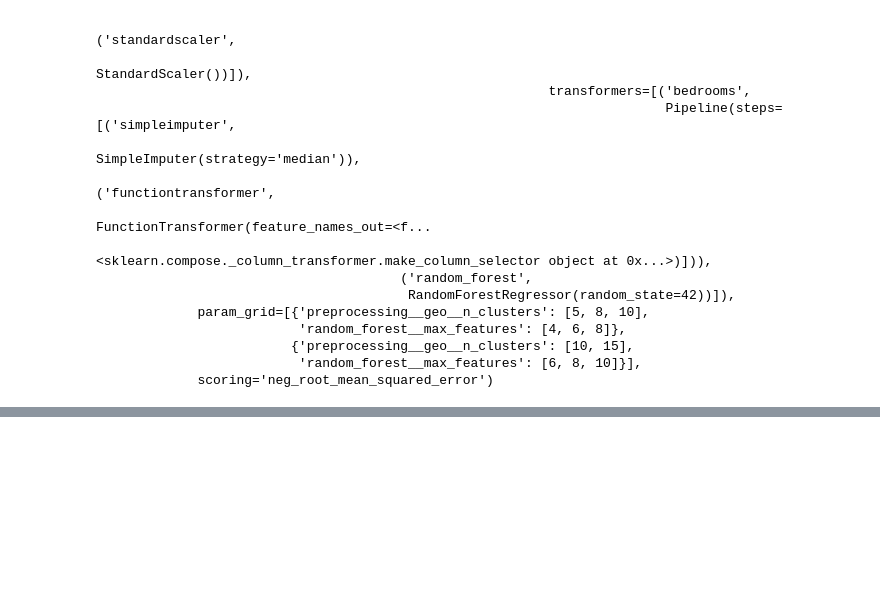
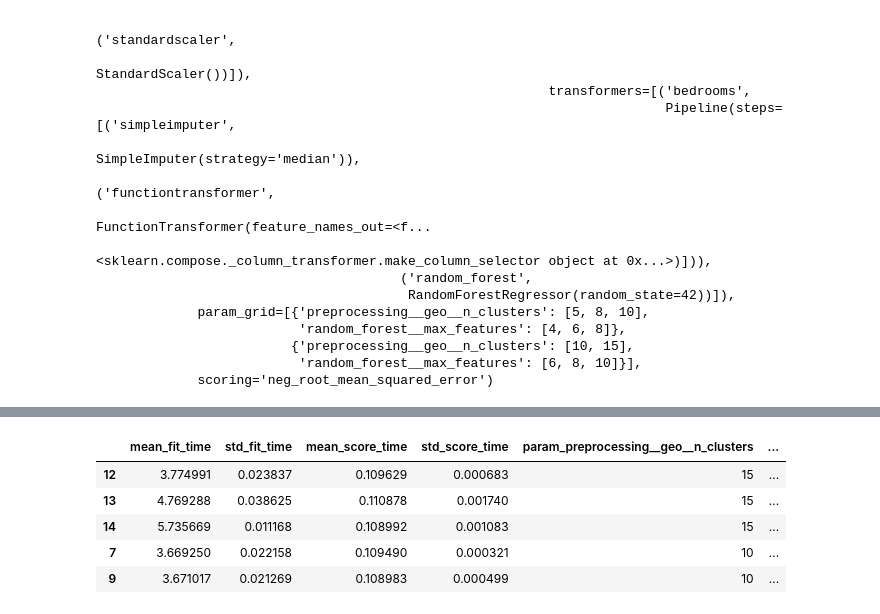
Before and after one commit to AlexBros99/end_to_end, a Jupyter notebook: main.ipynb, the cells around one changed output, grey strips where cells are left out. Drawn from its saved outputs; the diff is of its cells as text; code cells hidden in the pictures; blank space fills up the shorter version.

Commit message:
value of result from grid search

```diff
--- a/main.ipynb
+++ b/main.ipynb
@@ -668,0 +714,12 @@ GridSearchCV(cv=3,
+# %%
+cv_res = pd.DataFrame(grid_search.cv_results_)
+cv_res.sort_values(by="mean_test_score", ascending=False, inplace=True)
+[...]
+cv_res.head()
+# %% [output]
+|  | mean_fit_time | std_fit_time | mean_score_time | std_score_time | param_preprocessing__geo__n_clusters | ... |
+| 12 | 3.774991 | 0.023837 | 0.109629 | 0.000683 | 15 | ... |
+| 13 | 4.769288 | 0.038625 | 0.110878 | 0.001740 | 15 | ... |
+| 14 | 5.735669 | 0.011168 | 0.108992 | 0.001083 | 15 | ... |
+| 7 | 3.669250 | 0.022158 | 0.109490 | 0.000321 | 10 | ... |
+| 9 | 3.671017 | 0.021269 | 0.108983 | 0.000499 | 10 | ... |
```
Also changed, not shown: parts of 6 cells of this notebook.
